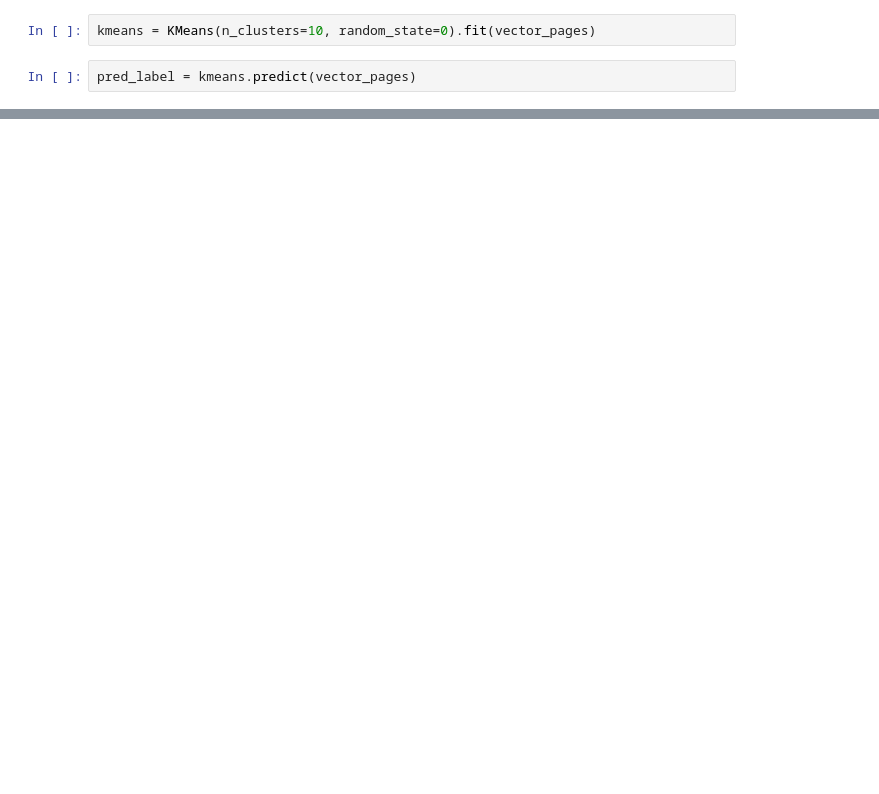
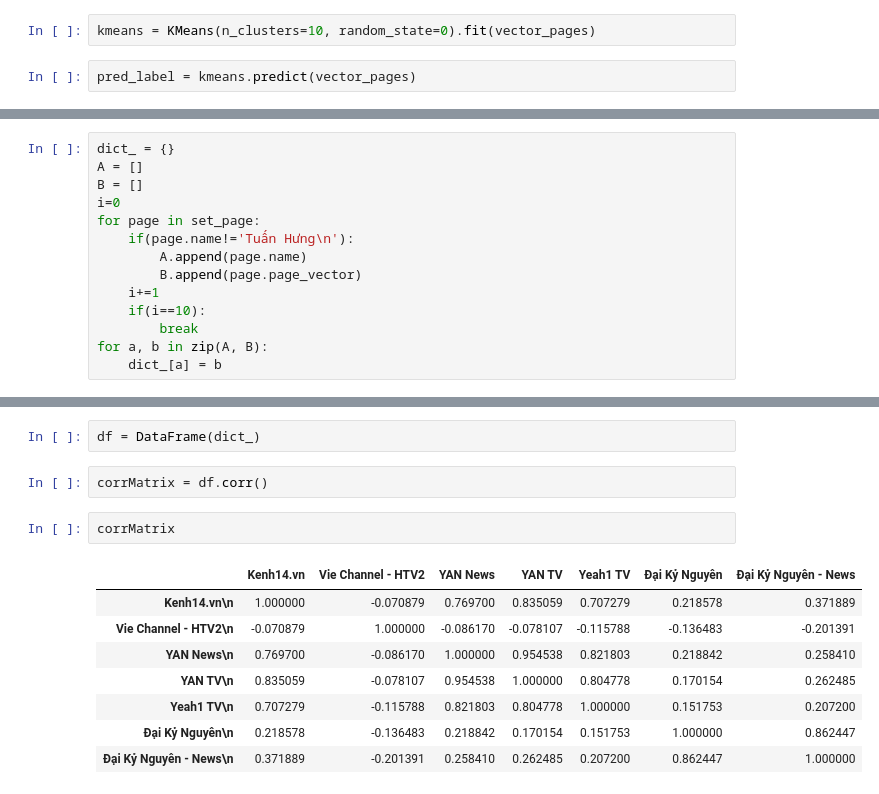
Before and after one commit to vietdelta/TopicModelling, a Jupyter notebook: Visuallize.ipynb, the cells around one changed output, grey strips where cells are left out. Cells and saved outputs as stored; diff of their text form; blank space fills up the shorter version.

```diff
--- a/Visuallize.ipynb
+++ b/Visuallize.ipynb
@@ -288,0 +273,14 @@ Topic 5: trump tổng_thống trung_quốc đảng biểu_tình hồng_kông ch
+# %%
+dict_ = {}
+A = []
+B = []
+i=0
+for page in set_page:
+    if(page.name!='Tuấn Hưng\n'):
+        A.append(page.name)
+        B.append(page.page_vector)
+    i+=1
+    if(i==10):
+        break
+for a, b in zip(A, B):
+    dict_[a] = b
@@ -288,0 +307,15 @@ Topic 5: trump tổng_thống trung_quốc đảng biểu_tình hồng_kông ch
+# %%
+df = DataFrame(dict_)
+# %%
+corrMatrix = df.corr()
+# %%
+corrMatrix
+# %% [output]
+|  | Kenh14.vn | Vie Channel - HTV2 | YAN News | YAN TV | Yeah1 TV | Đại Kỷ Nguyên | Đại Kỷ Nguyên - News |
+| Kenh14.vn\n | 1.000000 | -0.070879 | 0.769700 | 0.835059 | 0.707279 | 0.218578 | 0.371889 |
+| Vie Channel - HTV2\n | -0.070879 | 1.000000 | -0.086170 | -0.078107 | -0.115788 | -0.136483 | -0.201391 |
+| YAN News\n | 0.769700 | -0.086170 | 1.000000 | 0.954538 | 0.821803 | 0.218842 | 0.258410 |
+| YAN TV\n | 0.835059 | -0.078107 | 0.954538 | 1.000000 | 0.804778 | 0.170154 | 0.262485 |
+| Yeah1 TV\n | 0.707279 | -0.115788 | 0.821803 | 0.804778 | 1.000000 | 0.151753 | 0.207200 |
+| Đại Kỷ Nguyên\n | 0.218578 | -0.136483 | 0.218842 | 0.170154 | 0.151753 | 1.000000 | 0.862447 |
+| Đại Kỷ Nguyên - News\n | 0.371889 | -0.201391 | 0.258410 | 0.262485 | 0.207200 | 0.862447 | 1.000000 |
```
Also changed, not shown: parts of 24 cells of this notebook, 8 other files.
